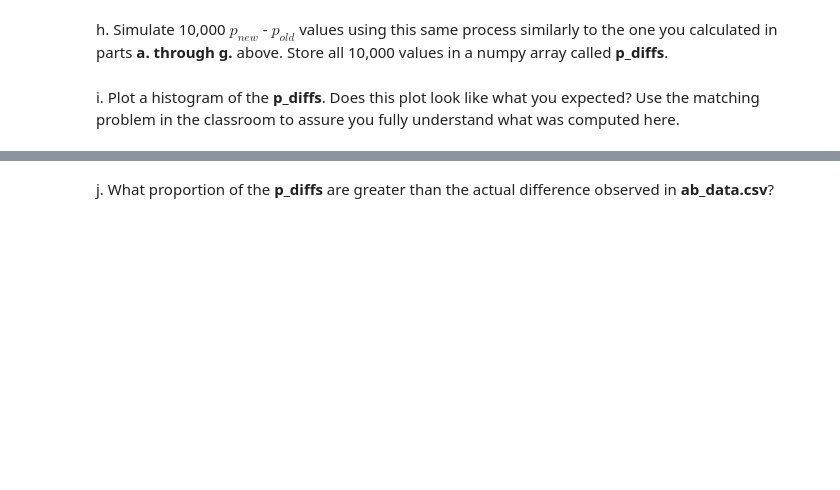
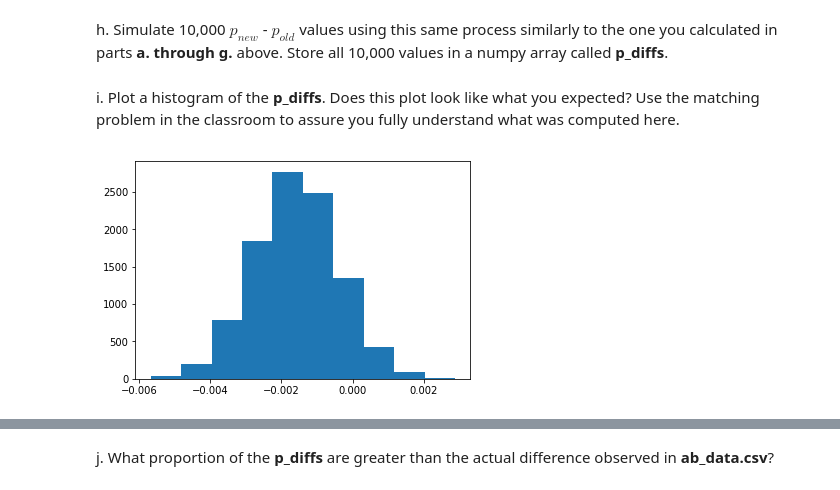
Before and after one commit to jtrob704/DAND-AB-testing, a Jupyter notebook: Analyze_ab_test_results_notebook.ipynb, the cells around one changed output, grey strips where cells are left out. Saved outputs shown, nothing was run; the diff lists cells and outputs as text; code cells hidden in the pictures; blank space fills up the shorter version.

```diff
--- a/Analyze_ab_test_results_notebook.ipynb
+++ b/Analyze_ab_test_results_notebook.ipynb
@@ -227,3 +230,7 @@ n_old
 145274
 # %% [markdown]
 e. Simulate $n_{new}$ transactions with a convert rate of $p_{new}$ under the null.  Store these $n_{new}$ 1's and 0's in **new_page_converted**.
+# %%
+# Simulate n_new transactions with a convert rate of p_new by using random.choice() to fill the array with 1s or 0s
+new_page_converted = np.random.choice([1,0], size=n_new, p=[p_new, 1-p_new]).mean()
+new_page_converted
@@ -230,2 +239,6 @@ e. Simulate $n_{new}$ transactions with a convert rate of $p_{new}$ under the nu
 # %% [markdown]
 f. Simulate $n_{old}$ transactions with a convert rate of $p_{old}$ under the null.  Store these $n_{old}$ 1's and 0's in **old_page_converted**.
+# %%
+# Simulate n_new transactions with a convert rate of p_new by using random.choice() to fill the array with 1s or 0s
+old_page_converted = np.random.choice([1,0], size=n_old, p=(p_old, 1-p_old)).mean()
+old_page_converted
@@ -234,4 +255,18 @@ g. Find $p_{new}$ - $p_{old}$ for your simulated values from part (e) and (f).
 # %% [markdown]
 h. Simulate 10,000 $p_{new}$ - $p_{old}$ values using this same process similarly to the one you calculated in parts **a. through g.** above.  Store all 10,000 values in a numpy array called **p_diffs**.
+# %%
+# create sampling distribution of difference in average page conversion rates with boostrapping
+p_diffs = []
+size = df.shape[0]
+for _ in range(10000):
+    new_page_converted = np.random.choice([1,0], size=n_new, p=(p_new, 1-p_new)).mean()
+    old_page_converted = np.random.choice([1,0], size=n_old, p=(p_old, 1-p_old)).mean()
+    p_diffs.append(new_page_converted - old_page_converted)
 # %% [markdown]
 i. Plot a histogram of the **p_diffs**.  Does this plot look like what you expected?  Use the matching problem in the classroom to assure you fully understand what was computed here.
+# %%
+# Convert p_diffs to a Numpy array and plot a historgram of the data
+p_diffs = np.array(p_diffs)
+plt.hist(p_diffs);
+# %% [output]
+[figure, added]
```
Also changed, not shown: parts of 16 cells of this notebook.
